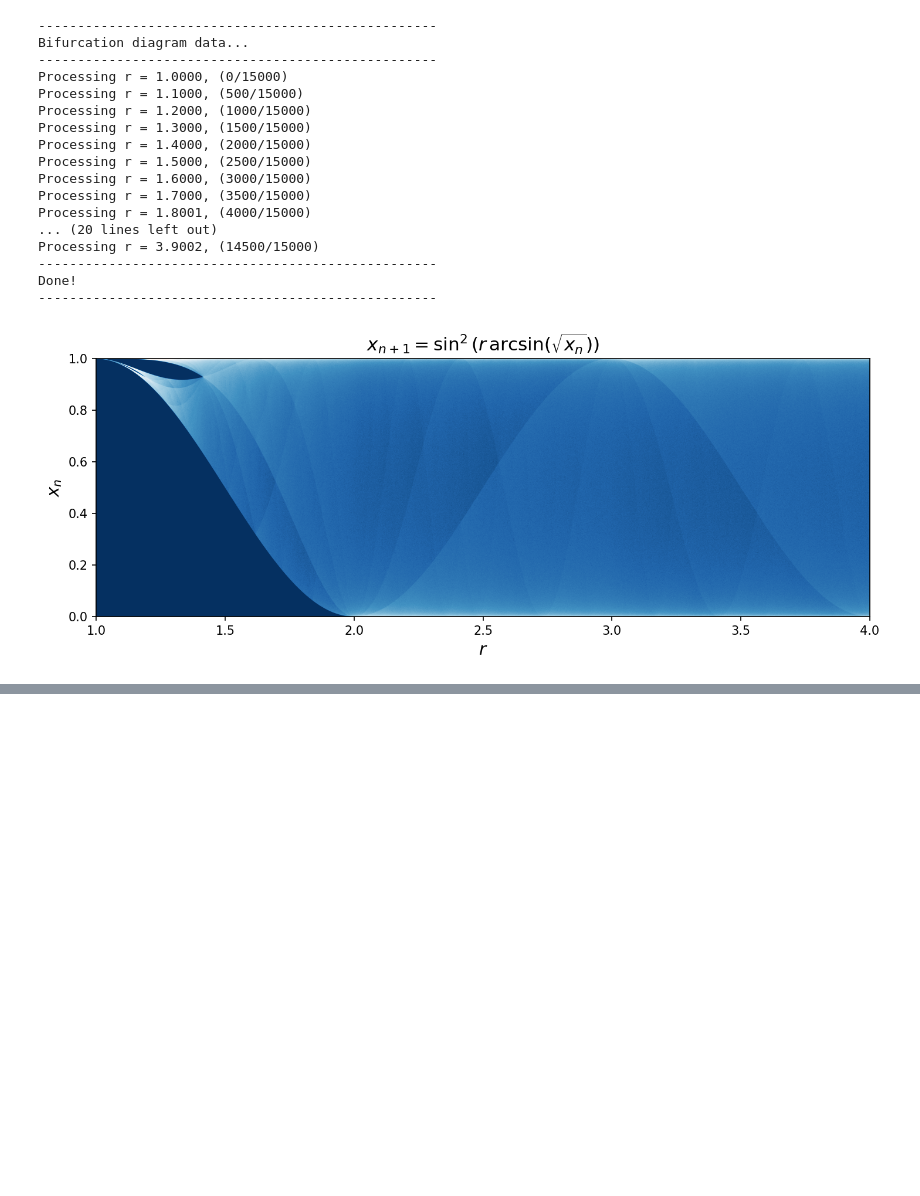
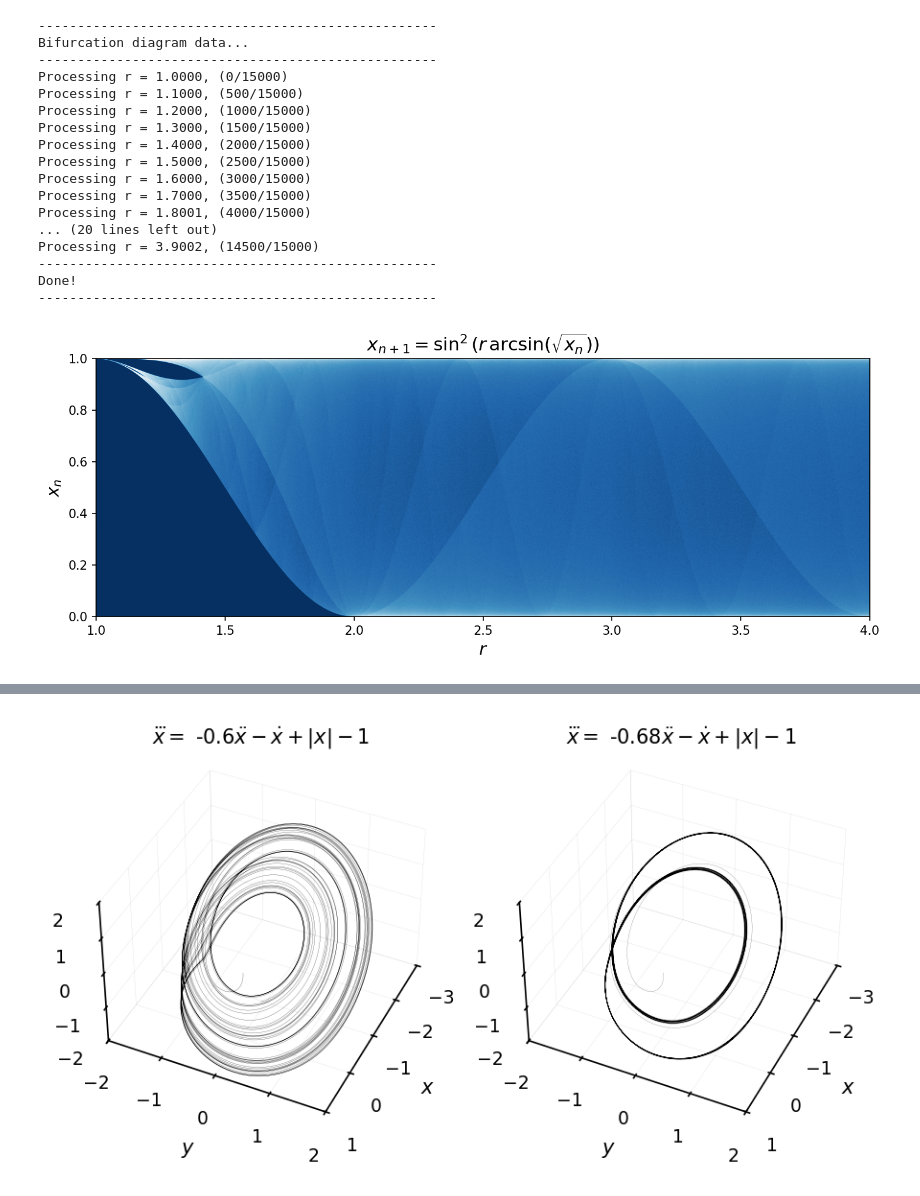
Before and after one commit to whyyorlantaken/Dynamical-Systems-Coursework, a Jupyter notebook: Take-home-1/code/notebook01.ipynb, the cells around one changed output, grey strips where cells are left out. Drawn from its saved outputs; the diff is of its cells as text; code cells hidden in the pictures; blank space fills up the shorter version.

```diff
--- a/Take-home-1/code/notebook01.ipynb
+++ b/Take-home-1/code/notebook01.ipynb
@@ -202,0 +250,9 @@ plt.show()
+# %%
+# Now with a = 0.68
+a2 = 0.68
+sol2 = solve_ivp(slope, t_span, S0, t_eval=t_eval, method='RK45', args=(a2,))
+
+# Extract the solution
+x2 = sol2.y[0]
+y2 = sol2.y[1]
+z2 = sol2.y[2]
@@ -202,0 +300,60 @@ plt.show()
+# %%
+# Plot both a = 0.60 and a = 0.68 side by side in a 3D two panel plot
+fig = plt.figure(figsize=(6, 3), dpi=150)
+ax1 = fig.add_subplot(121, projection='3d')
+ax2 = fig.add_subplot(122, projection='3d')
+ax1.set_xlabel(r"$x$", fontsize=10)
+ax1.set_ylabel(r"$y$", fontsize=10)
+#ax1.set_zlabel(r"$z$", fontsize=14)
+ax2.set_xlabel(r"$x$", fontsize=10)
+ax2.set_ylabel(r"$y$", fontsize=10)
+#ax2.set_zlabel(r"$z$", fontsize=14)
+ax1.set_title(r"$\dddot{x} =$" + f" -{a}" + r"$\ddot{x} - \dot{x}+ |x|-1 $", fontsize=10)
+ax2.set_title(r"$\dddot{x} =$" + f" -{a2}" + r"$\ddot{x} - \dot{x}+ |x|-1 $", fontsize=10)
+# Edges
+ax1.xaxis.pane.set_edgecolor('black')
+ax1.yaxis.pane.set_edgecolor('black')
+ax1.zaxis.pane.set_edgecolor('black')
+ax2.xaxis.pane.set_edgecolor('black')
+ax2.yaxis.pane.set_edgecolor('black')
+ax2.zaxis.pane.set_edgecolor('black')
+ax1.xaxis.pane.set_alpha(0.0)
+ax1.yaxis.pane.set_alpha(0.0)
+ax1.zaxis.pane.set_alpha(0.0)
+ax2.xaxis.pane.set_alpha(0.0)
+ax2.yaxis.pane.set_alpha(0.0)
+ax2.zaxis.pane.set_alpha(0.0)
+# Grid
+ax1.xaxis._axinfo["grid"]["color"] = (0, 0, 0, 0.1)
+ax1.yaxis._axinfo["grid"]["color"] = (0, 0, 0, 0.1)
+ax1.zaxis._axinfo["grid"]["color"] = (0, 0, 0, 0.1)
+ax2.xaxis._axinfo["grid"]["color"] = (0, 0, 0, 0.1)
+ax2.yaxis._axinfo["grid"]["color"] = (0, 0, 0, 0.1)
+ax2.zaxis._axinfo["grid"]["color"] = (0, 0, 0, 0.1)
+ax1.xaxis._axinfo["grid"]["linewidth"] = 0.2
+ax1.yaxis._axinfo["grid"]["linewidth"] = 0.2
+ax1.zaxis._axinfo["grid"]["linewidth"] = 0.2
+ax2.xaxis._axinfo["grid"]["linewidth"] = 0.2
+ax2.yaxis._axinfo["grid"]["linewidth"] = 0.2
+ax2.zaxis._axinfo["grid"]["linewidth"] = 0.2
+# Limits
+ax1.set_xlim([-3, 1])
+ax1.set_ylim([-2, 2])
+ax1.set_zlim([-2, 2])
+ax2.set_xlim([-3, 1])
+ax2.set_ylim([-2, 2])
+ax2.set_zlim([-2, 2])
+ax1.tick_params(axis='both', labelsize=9)
+ax2.tick_params(axis='both', labelsize=9)
+# Plot each solution
+ax1.plot(x, y, z, color='k', lw=0.1)
+ax2.plot(x2, y2, z2, color='k', lw=0.1, ls = "--")
+# Set the view angle
+ax1.view_init(elev=40, azim=25)
+ax2.view_init(elev=40, azim=25)
+
+plt.tight_layout()
+plt.savefig("6bc.pdf", dpi=300, bbox_inches='tight')
+plt.show()
+# %% [output]
+[figure, added]
```
Also changed, not shown: parts of 6 cells of this notebook, 2 other files.
